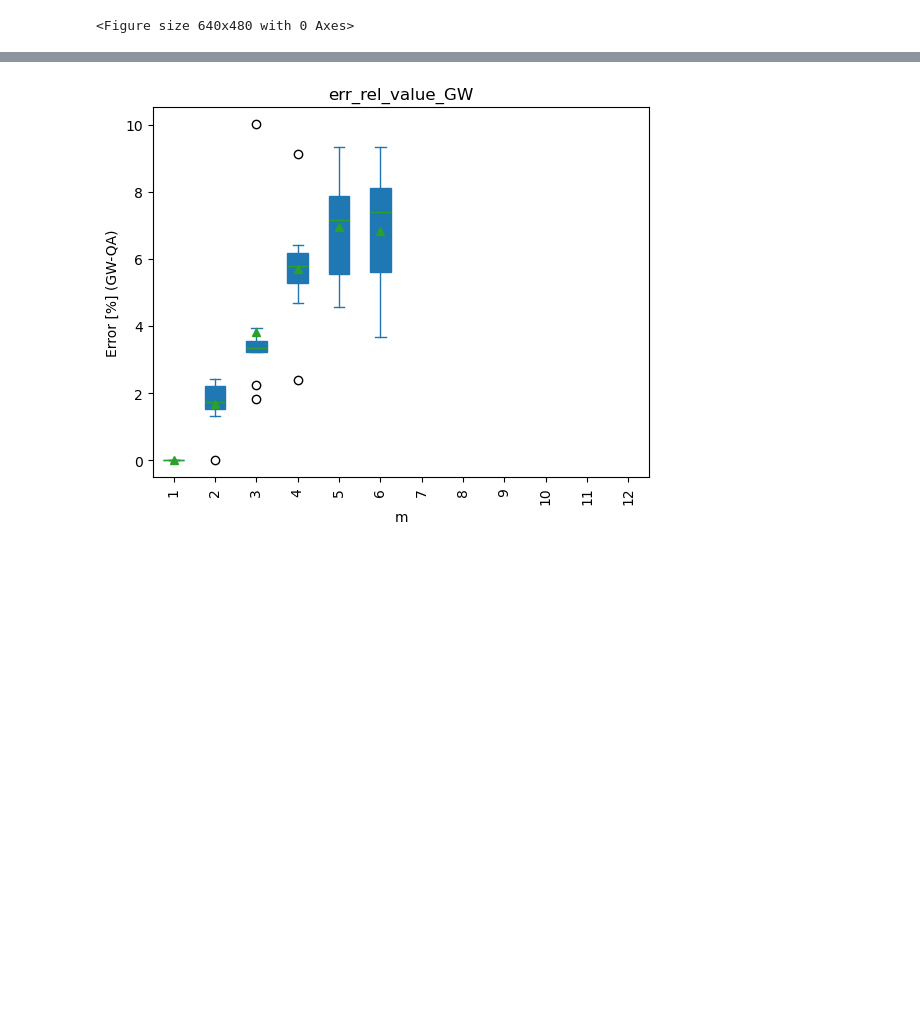
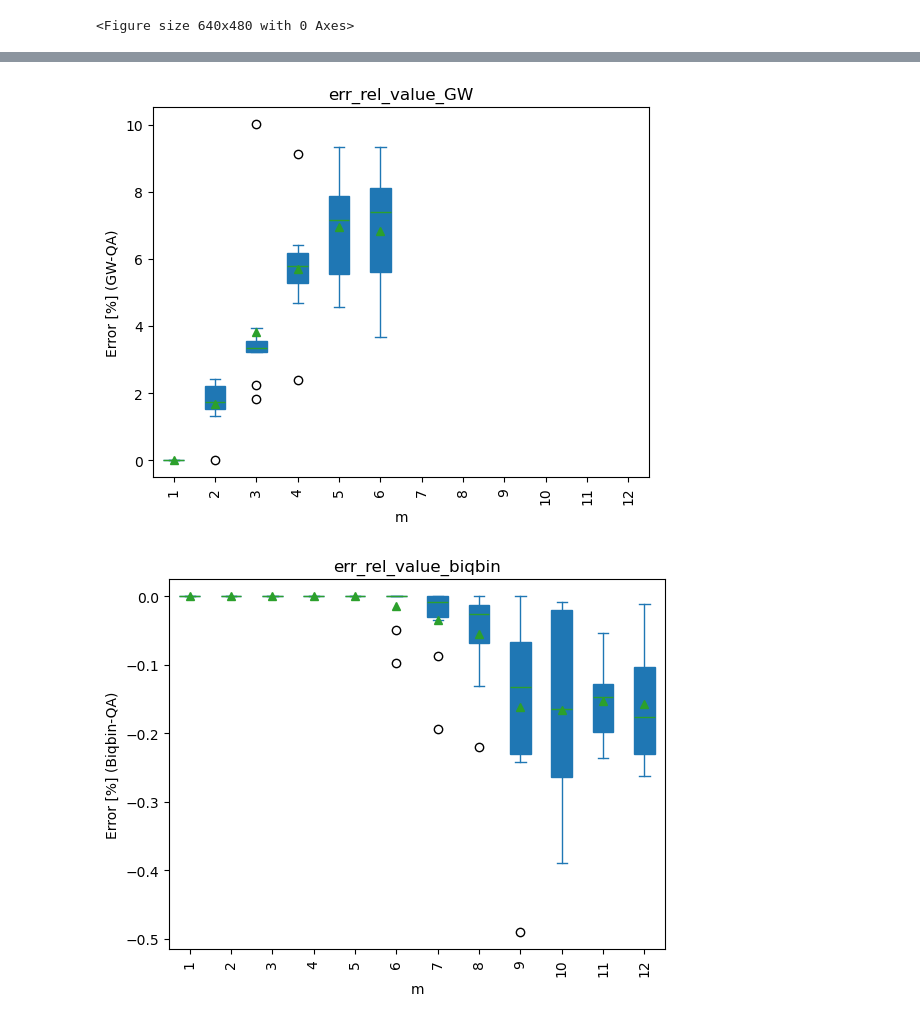
Before and after one commit to Rudolfovoorg/datasets-internal, a Jupyter notebook: sidon/notebooks/06_result_analysis.ipynb, the cells around one changed output, grey strips where cells are left out. Saved outputs shown, nothing was run; the diff lists cells and outputs as text; code cells hidden in the pictures; blank space fills up the shorter version.

Commit message:
results and analysis for biqbin

```diff
--- a/sidon/notebooks/06_result_analysis.ipynb
+++ b/sidon/notebooks/06_result_analysis.ipynb
@@ -35,6 +43,12 @@ def get_result_data(result_files):
             result = json.load(f)
         yield {'instance': i, 'value': result['value']}
 
+def get_result_data_biqbin(result_files):
+    for i in result_files:
+        with open(i) as f:
+            result = json.load(f)
+        yield dict(flatten_dict(result))
+
 
 QA_J_log_100 = pd.DataFrame(get_result_data(list_of_cases_QA_J_log_100))
 QA_J_qac_100 = pd.DataFrame(get_result_data(list_of_cases_QA_J_qac_100))
@@ -46,6 +60,15 @@ SA_J_log_100 = pd.DataFrame(get_result_data(list_of_cases_SA_J_log_100))
 SA_J_qac_100 = pd.DataFrame(get_result_data(list_of_cases_SA_J_qac_100))
 SA_J_log_1000 = pd.DataFrame(get_result_data(list_of_cases_SA_J_log_1000))
 SA_J_qac_1000 = pd.DataFrame(get_result_data(list_of_cases_SA_J_qac_1000))
+
+biqbin_result_J_log = pd.DataFrame(get_result_data_biqbin(bidbin_result_files_J_log))
+biqbin_result_J_qac = pd.DataFrame(get_result_data_biqbin(bidbin_result_files_J_qac))
+# %%
+biqbin_result_J_log['instance_norm'] = biqbin_result_J_log['meta_data_instance'].apply(lambda x: x.replace('sidon/j_log/Advantage2_system1.8_send_8_', '').replace('_case', '/case').replace('_beta', '/beta').replace('_J', '/_J'))
+biqbin_result_J_qac['instance_norm'] = biqbin_result_J_qac['meta_data_instance'].apply(lambda x: x.replace('sidon/j_log/Advantage2_system1.8_send_8_', '').replace('_case', '/case').replace('_beta', '/beta').replace('_J', '/_J'))
+
+biqbin_result_J_log['value'] = biqbin_result_J_log['qubo_computed_val'] / 28
+biqbin_result_J_qac['value'] = biqbin_result_J_qac['qubo_computed_val'] / 28
 # %%
 GW_J_log['instance_norm'] = GW_J_log['instance'].apply(lambda x: x.replace('GW', '').replace('_num_reads_100', '').replace('../results/Advantage2_system1.8//send_8/', ''))
 #GW_J_qac['instance_norm'] = GW_J_qac['instance'].apply(lambda x: x.replace('GW', '').replace('_num_reads_100', '').replace('../results/Advantage2_system1.8//send_8/', ''))
@@ -79,14 +102,18 @@ SA_J_qac_1000.drop('instance', axis=1, inplace=True)
 J_log_QA = QA_J_log_100.merge(SA_J_log_100, on='instance_norm', how='left', suffixes=('', '_SA_100'))
 J_log_QA = J_log_QA.merge(SA_J_log_1000, on='instance_norm', how='left', suffixes=('', '_SA_1000'))
 J_log_QA = J_log_QA.merge(GW_J_log, on='instance_norm', how='left', suffixes=('', '_GW'))
+
+J_log_QA = J_log_QA.merge(biqbin_result_J_log, on='instance_norm', how='left', suffixes=('', '_biqbin'))
 # %%
 J_log_QA['err_abs_value_SA_100'] = -(J_log_QA['value']-J_log_QA['value_SA_100'])
 J_log_QA['err_abs_value_SA_1000'] = -(J_log_QA['value']-J_log_QA['value_SA_1000'])
 J_log_QA['err_abs_value_GW'] = -(J_log_QA['value']-J_log_QA['value_GW'])
+J_log_QA['err_abs_value_biqbin'] = -(J_log_QA['value']-J_log_QA['value_biqbin'])
 
 J_log_QA['err_rel_value_SA_100'] = J_log_QA['err_abs_value_SA_100']/J_log_QA['value'].abs()*100
 J_log_QA['err_rel_value_SA_1000'] = J_log_QA['err_abs_value_SA_1000']/J_log_QA['value'].abs()*100
 J_log_QA['err_rel_value_GW'] = J_log_QA['err_abs_value_GW']/J_log_QA['value'].abs()*100
+J_log_QA['err_rel_value_biqbin'] = J_log_QA['err_abs_value_biqbin']/J_log_QA['value'].abs()*100
 
 J_log_QA['m'] = (J_log_QA['instance_norm'].apply(lambda x: int(x.split('/')[0].replace('m', ''))))
 J_log_QA = J_log_QA.sort_values(['m'])
@@ -109,10 +120,14 @@ J_log_QA
 # %%
+# We compare aginst QA!!!
+
 myFig = plt.figure()
 ax = J_log_QA.reset_index().plot.box(column='err_rel_value_SA_1000', by=['m'], xlabel='m', ylabel='Error [%] (SA-QA)', logy=False, showmeans=True, patch_artist=True, rot=90)
 ax = J_log_QA.reset_index().plot.box(column='err_rel_value_SA_100', by=['m'], xlabel='m', ylabel='Error [%] (SA-QA)', logy=False, showmeans=True, patch_artist=True, rot=90)
 ax = J_log_QA.reset_index().plot.box(column='err_rel_value_GW', by=['m'], xlabel='m', ylabel='Error [%] (GW-QA)', logy=False, showmeans=True, patch_artist=True, rot=90)
+ax = J_log_QA.reset_index().plot.box(column='err_rel_value_biqbin', by=['m'], xlabel='m', ylabel='Error [%] (Biqbin-QA)', logy=False, showmeans=True, patch_artist=True, rot=90)
 # %% [output]
 <Figure size 640x480 with 0 Axes>
 [figure]
 [figure]
 [figure]
+[figure, added]
```
Also changed, not shown: parts of 5 cells of this notebook, 1 other file.
